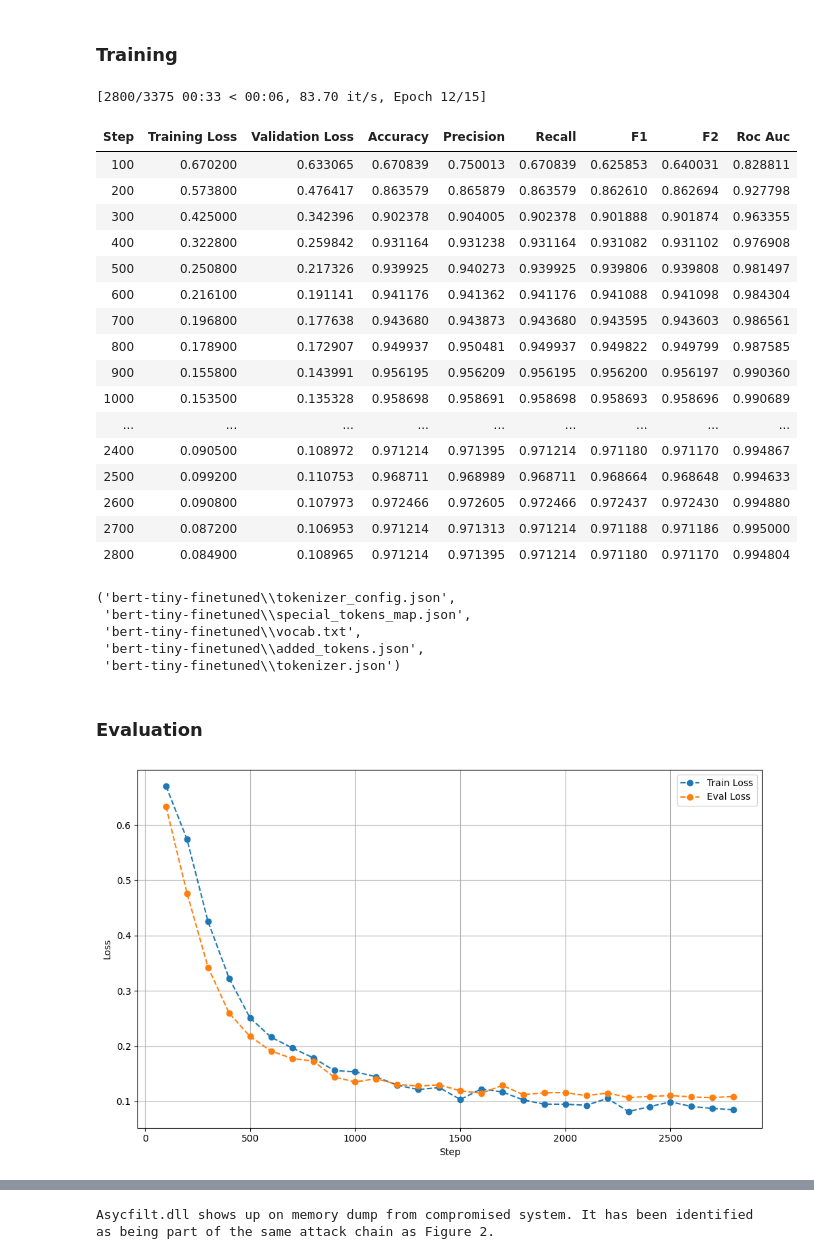
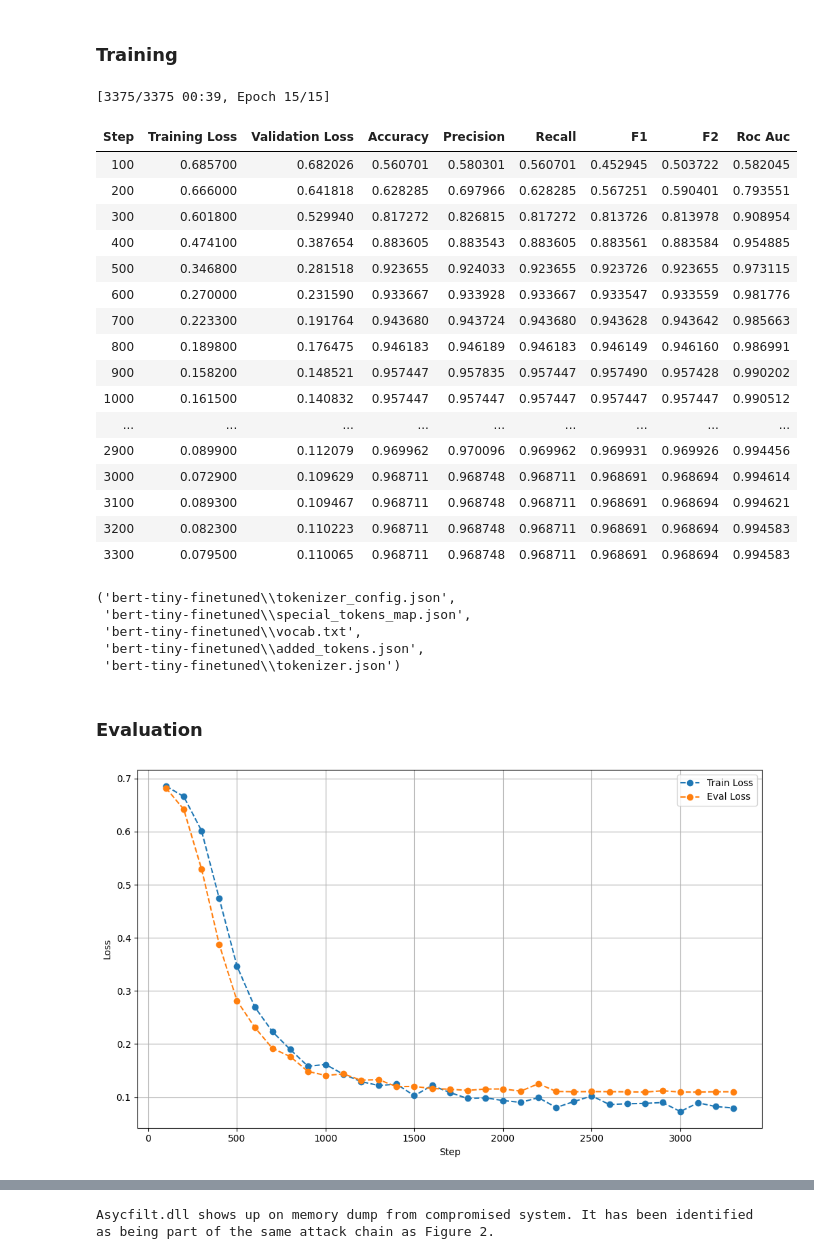
Before and after one commit to zuza571/AI-Generated-CTI, a Jupyter notebook: detector_upgraded.ipynb, the cells around one changed output, grey strips where cells are left out. Cells and saved outputs as stored; diff of their text form; code cells hidden in the pictures.

```diff
--- a/detector_upgraded.ipynb
+++ b/detector_upgraded.ipynb
@@ -95,50 +95,51 @@ trainer = Trainer(
     eval_dataset=training_eval_tokenized_data['test'],
     processing_class=tokenizer,
     data_collator=DataCollatorWithPadding(tokenizer=tokenizer),
     compute_metrics=compute_metrics,
     callbacks=[EarlyStoppingCallback(early_stopping_patience=5)],
     args=TrainingArguments(
+        warmup_ratio=0.1,
         output_dir="results_bert-tiny",
         learning_rate=2e-5,
         per_device_train_batch_size=32,
         per_device_eval_batch_size=16,
         num_train_epochs=15,
         weight_decay=0.01,
         logging_steps=100,
         eval_steps=100,
         eval_strategy="steps",
         load_best_model_at_end=True,
         metric_for_best_model="f1",
         greater_is_better=True,
         lr_scheduler_type="cosine",
         report_to="none"
     ),
 )
 
 trainer.train()
 
 finetuned_model = "bert-tiny-finetuned"
 model.save_pretrained(finetuned_model)
 tokenizer.save_pretrained(finetuned_model)
 # %% [output]
-[2800/3375 00:33 < 00:06, 83.70 it/s, Epoch 12/15]
+[3375/3375 00:39, Epoch 15/15]
 | Step | Training Loss | Validation Loss | Accuracy | Precision | Recall | F1 | F2 | Roc Auc |
-| 100 | 0.670200 | 0.633065 | 0.670839 | 0.750013 | 0.670839 | 0.625853 | 0.640031 | 0.828811 |
-| 200 | 0.573800 | 0.476417 | 0.863579 | 0.865879 | 0.863579 | 0.862610 | 0.862694 | 0.927798 |
-| 300 | 0.425000 | 0.342396 | 0.902378 | 0.904005 | 0.902378 | 0.901888 | 0.901874 | 0.963355 |
-| 400 | 0.322800 | 0.259842 | 0.931164 | 0.931238 | 0.931164 | 0.931082 | 0.931102 | 0.976908 |
-| 500 | 0.250800 | 0.217326 | 0.939925 | 0.940273 | 0.939925 | 0.939806 | 0.939808 | 0.981497 |
-| 600 | 0.216100 | 0.191141 | 0.941176 | 0.941362 | 0.941176 | 0.941088 | 0.941098 | 0.984304 |
-| 700 | 0.196800 | 0.177638 | 0.943680 | 0.943873 | 0.943680 | 0.943595 | 0.943603 | 0.986561 |
-| 800 | 0.178900 | 0.172907 | 0.949937 | 0.950481 | 0.949937 | 0.949822 | 0.949799 | 0.987585 |
-| 900 | 0.155800 | 0.143991 | 0.956195 | 0.956209 | 0.956195 | 0.956200 | 0.956197 | 0.990360 |
-| 1000 | 0.153500 | 0.135328 | 0.958698 | 0.958691 | 0.958698 | 0.958693 | 0.958696 | 0.990689 |
+| 100 | 0.685700 | 0.682026 | 0.560701 | 0.580301 | 0.560701 | 0.452945 | 0.503722 | 0.582045 |
+| 200 | 0.666000 | 0.641818 | 0.628285 | 0.697966 | 0.628285 | 0.567251 | 0.590401 | 0.793551 |
+| 300 | 0.601800 | 0.529940 | 0.817272 | 0.826815 | 0.817272 | 0.813726 | 0.813978 | 0.908954 |
+| 400 | 0.474100 | 0.387654 | 0.883605 | 0.883543 | 0.883605 | 0.883561 | 0.883584 | 0.954885 |
+| 500 | 0.346800 | 0.281518 | 0.923655 | 0.924033 | 0.923655 | 0.923726 | 0.923655 | 0.973115 |
+| 600 | 0.270000 | 0.231590 | 0.933667 | 0.933928 | 0.933667 | 0.933547 | 0.933559 | 0.981776 |
+| 700 | 0.223300 | 0.191764 | 0.943680 | 0.943724 | 0.943680 | 0.943628 | 0.943642 | 0.985663 |
+| 800 | 0.189800 | 0.176475 | 0.946183 | 0.946189 | 0.946183 | 0.946149 | 0.946160 | 0.986991 |
+| 900 | 0.158200 | 0.148521 | 0.957447 | 0.957835 | 0.957447 | 0.957490 | 0.957428 | 0.990202 |
+| 1000 | 0.161500 | 0.140832 | 0.957447 | 0.957447 | 0.957447 | 0.957447 | 0.957447 | 0.990512 |
 | ... | ... | ... | ... | ... | ... | ... | ... | ... |
-| 2400 | 0.090500 | 0.108972 | 0.971214 | 0.971395 | 0.971214 | 0.971180 | 0.971170 | 0.994867 |
-| 2500 | 0.099200 | 0.110753 | 0.968711 | 0.968989 | 0.968711 | 0.968664 | 0.968648 | 0.994633 |
-| 2600 | 0.090800 | 0.107973 | 0.972466 | 0.972605 | 0.972466 | 0.972437 | 0.972430 | 0.994880 |
-| 2700 | 0.087200 | 0.106953 | 0.971214 | 0.971313 | 0.971214 | 0.971188 | 0.971186 | 0.995000 |
-| 2800 | 0.084900 | 0.108965 | 0.971214 | 0.971395 | 0.971214 | 0.971180 | 0.971170 | 0.994804 |
+| 2900 | 0.089900 | 0.112079 | 0.969962 | 0.970096 | 0.969962 | 0.969931 | 0.969926 | 0.994456 |
+| 3000 | 0.072900 | 0.109629 | 0.968711 | 0.968748 | 0.968711 | 0.968691 | 0.968694 | 0.994614 |
+| 3100 | 0.089300 | 0.109467 | 0.968711 | 0.968748 | 0.968711 | 0.968691 | 0.968694 | 0.994621 |
+| 3200 | 0.082300 | 0.110223 | 0.968711 | 0.968748 | 0.968711 | 0.968691 | 0.968694 | 0.994583 |
+| 3300 | 0.079500 | 0.110065 | 0.968711 | 0.968748 | 0.968711 | 0.968691 | 0.968694 | 0.994583 |
 ('bert-tiny-finetuned\\tokenizer_config.json',
  'bert-tiny-finetuned\\special_tokens_map.json',
  'bert-tiny-finetuned\\vocab.txt',
@@ -169,4 +170,4 @@ plt.tight_layout()
 plt.savefig("detector_tiny_train_eval_loss.svg")
 plt.show()
 # %% [output]
-[figure, old version]
+[figure, new version]
```
Also changed, not shown: parts of 6 cells of this notebook, 13 other files.
